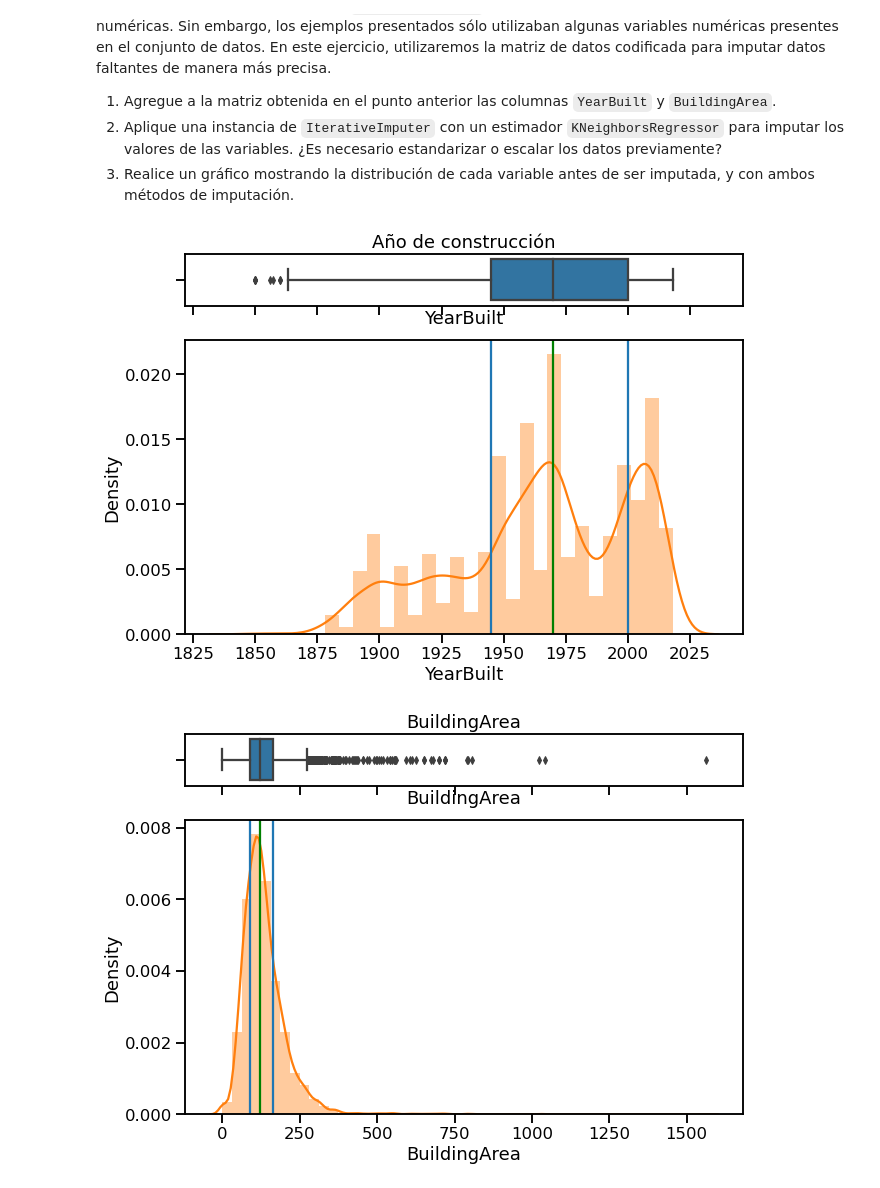
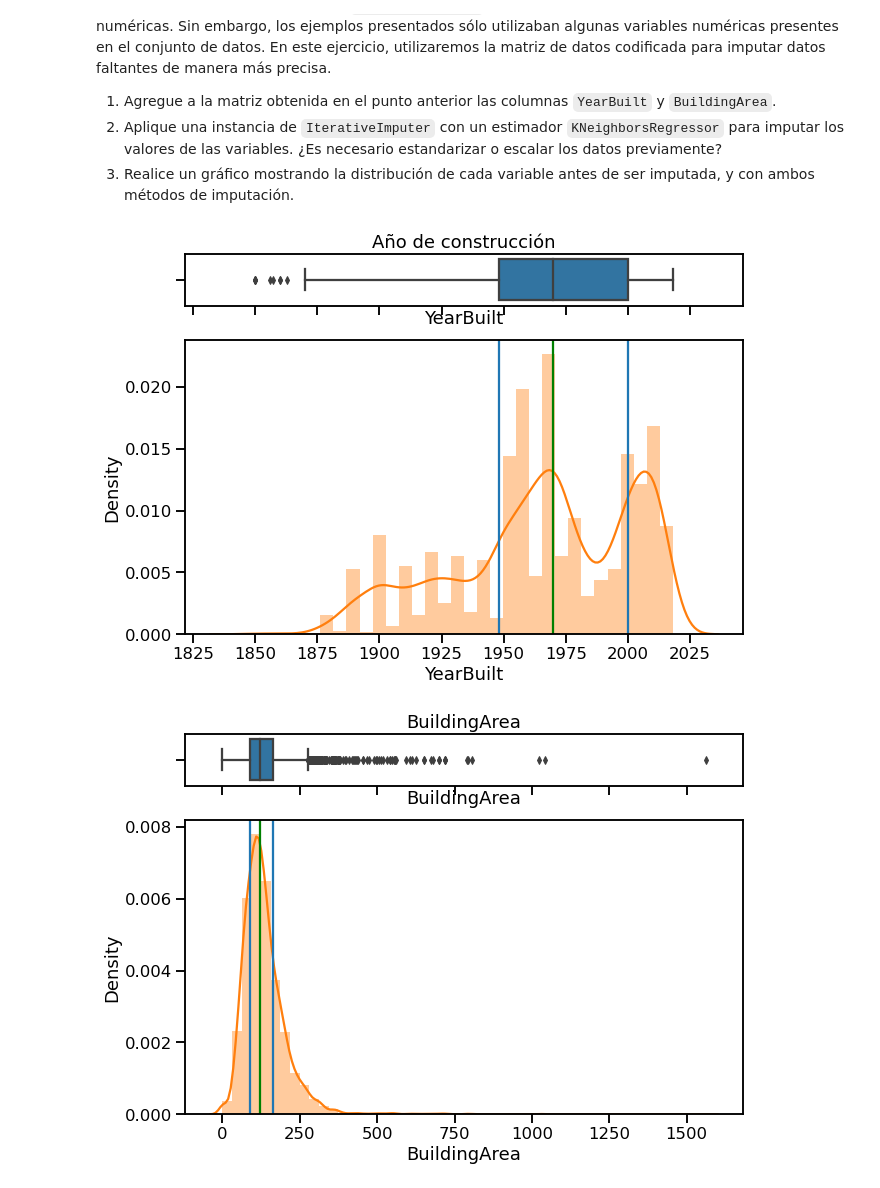
Before and after one commit to estebanarr/TP2_exploracion_curacion_datos, a Jupyter notebook: Entregable_Parte_2 .ipynb, the cells around one changed output. Saved outputs shown, nothing was run; the diff lists cells and outputs as text; code cells hidden in the pictures.

Commit message:
Puntos 1 2 y 3

```diff
--- a/Entregable_Parte_2 .ipynb
+++ b/Entregable_Parte_2 .ipynb
@@ -113,3 +108,20 @@ dtype: int64
+# %%
+"""
+
+La columna fecha como tal no tiene sentido hacer OneHotEncoding, escalarla o imputarla. Mas bien nos serivía para hacer ingenería de
+features.
+En cuanto a latitud y longitud, habíamos establecido que nos serviría para la parte de visualización. Ya contamos con otras variables
+referidas a la ubicación geográfica de las propiedades.
+
+"""
+
+df.drop(['Date','Lattitude','Longtitude'],inplace=True,axis=1)
+
+#Este dataframe será utilizado en el punto dos
+df_building_year=df[['BuildingArea','YearBuilt']]
+
+#Quitamos las columnas
+df.drop(['BuildingArea','YearBuilt'],axis=1,inplace=True)
 # %%
 df.info()
 # %% [output]
@@ -132,6 +144,11 @@ dtypes: float64(16), int64(3), object(6)
 memory usage: 1.4+ MB
 # %%
-#Cambiamos el tipo de algunas variables
+"""
+
+Cambiamos el tipo de algunas variables de tipo int o float que en realidad son categóricas. Esto nos trae inconvenientes para
+OneHotEncoder, no con get_dummies de pandas.
+
+"""
 
 df.Rooms=df.Rooms.astype(str)
 df.Car=df.Car.astype(str)
@@ -139,6 +156,9 @@ df.Method=df.Method.astype(str)
 df.Postcode=df.Postcode.astype(str)
 df.Bathroom=df.Bathroom.astype(str)
 df.zipcode=df.zipcode.astype(str)
+df.date_year=df.date_year.astype(str)
+df.date_month=df.date_month.astype(str)
+df.zipcode=df.zipcode.astype(str)
 # %%
 df.info()
 # %% [output]
@@ -162,4 +182,5 @@ memory usage: 1.4+ MB
 # %% [markdown]
 ### Get_dummies
 # %%
-cols_cat=['Rooms','Type','Method','Postcode','Bathroom','Car','Regionname','SellerG','Suburb','zipcode']
+cols_cat=['Rooms','Type','Method','Postcode','Bathroom','Car','Regionname','SellerG','Suburb','zipcode',
+         'antiguedad','date_year','date_month']
@@ -283,24 +300,26 @@ En el teórico se presentó el método `IterativeImputer` para imputar valores f
 1. Agregue a la matriz obtenida en el punto anterior las columnas `YearBuilt` y `BuildingArea`.
 2. Aplique una instancia de `IterativeImputer` con un estimador `KNeighborsRegressor` para imputar los valores de las variables. ¿Es necesario estandarizar o escalar los datos previamente?
 3. Realice un gráfico mostrando la distribución de cada variable antes de ser imputada, y con ambos métodos de imputación.
+# %%
+df_2=pd.concat([df_dummies,df_building_year],axis=1)
 # %%
 f, (ax_box, ax_hist) = plt.subplots(2, sharex=True, figsize=(10,7),gridspec_kw={"height_ratios": (.15, .85)})
 
 #Se añade un gráfico a cada parte
 
-sns.boxplot(df_1.YearBuilt, ax=ax_box)
-sns.distplot(df_1.YearBuilt, ax=ax_hist, kde=False, hist=False)
-sns.distplot(df_1.YearBuilt, ax=ax_hist, kde=True, hist=True,norm_hist=False)
+sns.boxplot(df_2.YearBuilt, ax=ax_box)
+sns.distplot(df_2.YearBuilt, ax=ax_hist, kde=False, hist=False)
+sns.distplot(df_2.YearBuilt, ax=ax_hist, kde=True, hist=True,norm_hist=False)
 
-plt.axvline(df_1.YearBuilt.quantile(0.25))
-plt.axvline(df_1.YearBuilt.quantile(0.50),color='g')
-plt.axvline(df_1.YearBuilt.quantile(0.75))
+plt.axvline(df_2.YearBuilt.quantile(0.25))
+plt.axvline(df_2.YearBuilt.quantile(0.50),color='g')
+plt.axvline(df_2.YearBuilt.quantile(0.75))
 plt.ticklabel_format(style='plain', axis='x')
 
 ax_box.set_title("Año de construcción")
 plt.show()
 # %% [output]
-[figure, old version]
+[figure, new version]
 # %%
 f, (ax_box, ax_hist) = plt.subplots(2, sharex=True, figsize=(10,7),gridspec_kw={"height_ratios": (.15, .85)})
 
```
Also changed, not shown: parts of 40 cells of this notebook.
